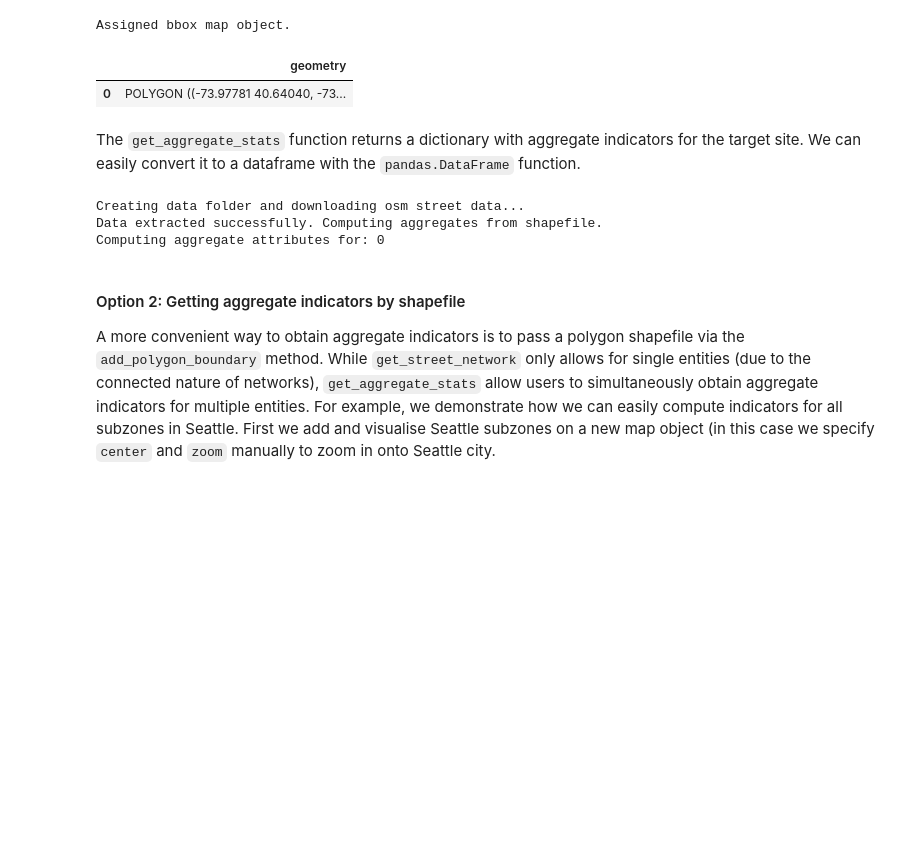
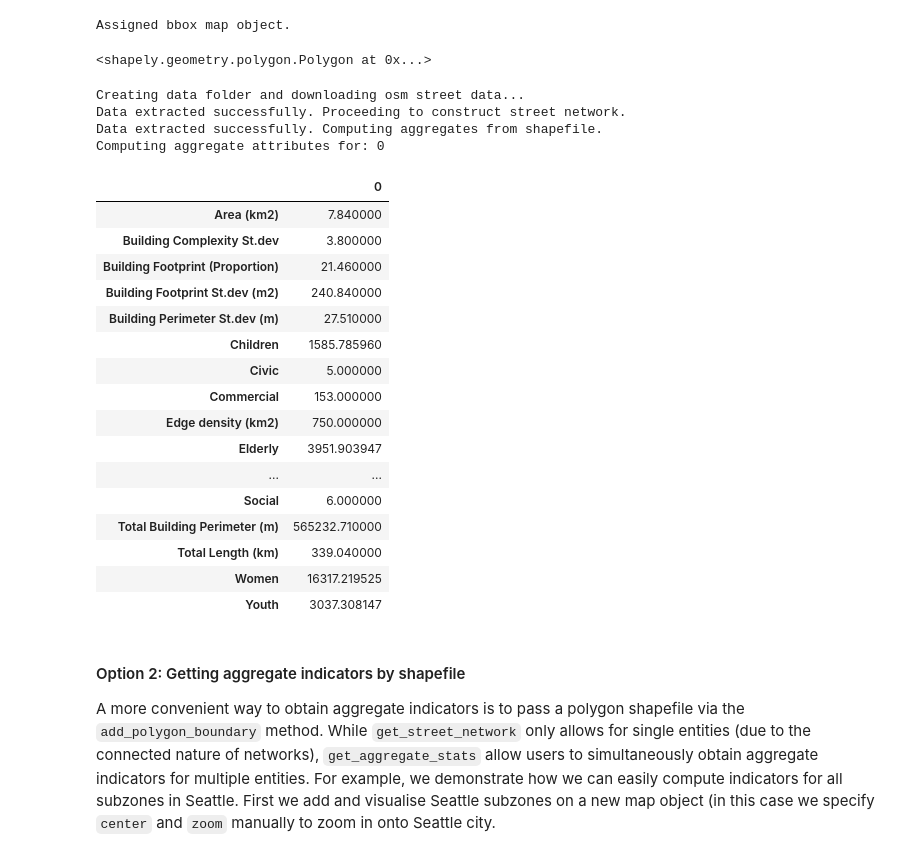
Before and after one commit to winstonyym/urbanity, a Jupyter notebook: docs/notebooks/basic_functionality.ipynb, the cells around one changed output. Cells and saved outputs as stored; diff of their text form; code cells hidden in the pictures; blank space fills up the shorter version.

```diff
--- a/docs/notebooks/basic_functionality.ipynb
+++ b/docs/notebooks/basic_functionality.ipynb
@@ -184,22 +196,37 @@ Map(center=[39.7837304, -100.445882], controls=(ZoomControl(options=['position',
 m3.add_bbox(remove=False)
 # %% [output]
 Assigned bbox map object.
-# %%
-m3.polygon_bounds
-# %% [output]
-|  | geometry |
-| 0 | POLYGON ((-73.97781 40.64040, -73... |
-# %% [markdown]
-The `get_aggregate_stats` function returns a dictionary with aggregate indicators for the target site. We can easily convert it to a dataframe with the `pandas.DataFrame` function.
+# %%
+m3.polygon_bounds.geometry[0]
+# %% [output]
+<shapely.geometry.polygon.Polygon at 0x...>
 # %%
-attr_stats = m3.get_aggregate_stats("New York")
+attr_stats = m3.get_aggregate_stats("Seattle")
 # %% [output]
 Creating data folder and downloading osm street data...
+Data extracted successfully. Proceeding to construct street network.
 Data extracted successfully. Computing aggregates from shapefile.
 Computing aggregate attributes for: 0
 # %%
-import pandas as pd
-df = pd.DataFrame(attr_stats)
+attr_stats.transpose()
+# %% [output]
+|  | 0 |
+| Area (km2) | 7.840000 |
+| Building Complexity St.dev | 3.800000 |
+| Building Footprint (Proportion) | 21.460000 |
+| Building Footprint St.dev (m2) | 240.840000 |
+| Building Perimeter St.dev (m) | 27.510000 |
+| Children | 1585.785960 |
+| Civic | 5.000000 |
+| Commercial | 153.000000 |
+| Edge density (km2) | 750.000000 |
+| Elderly | 3951.903947 |
+| ... | ... |
+| Social | 6.000000 |
+| Total Building Perimeter (m) | 565232.710000 |
+| Total Length (km) | 339.040000 |
+| Women | 16317.219525 |
+| Youth | 3037.308147 |
 # %% [markdown]
 #### Option 2: Getting aggregate indicators by shapefile
 A more convenient way to obtain aggregate indicators is to pass a polygon shapefile via the `add_polygon_boundary` method. While `get_street_network` only allows for single entities (due to the connected nature of networks), `get_aggregate_stats` allow users to simultaneously obtain aggregate indicators for multiple entities. For example, we demonstrate how we can easily compute indicators for all subzones in Seattle. First we add and visualise Seattle subzones on a new map object (in this case we specify `center` and `zoom` manually to zoom in onto Seattle city.
```
Also changed, not shown: parts of 13 cells of this notebook, 10 other files.
